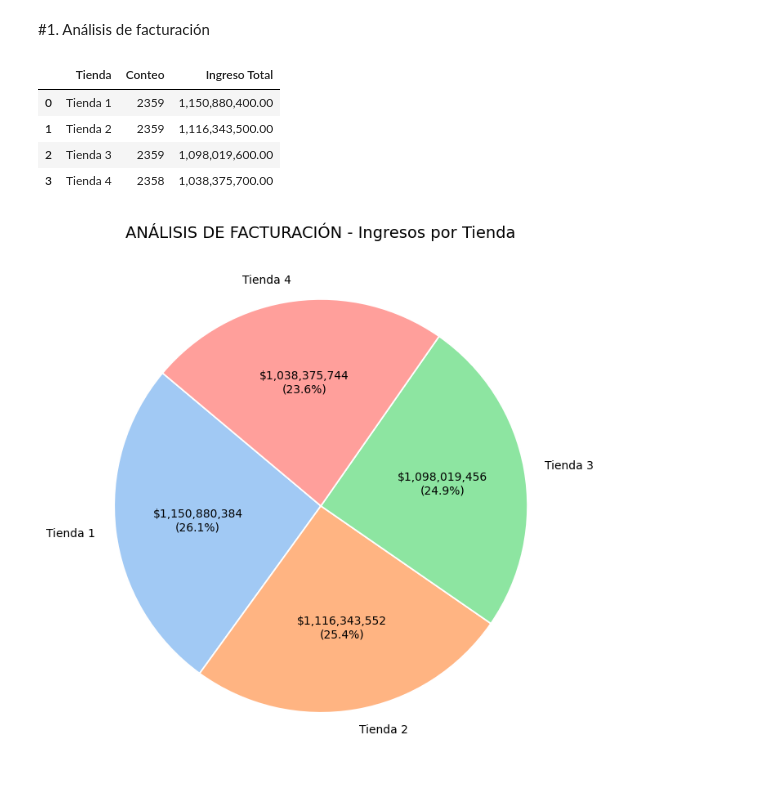
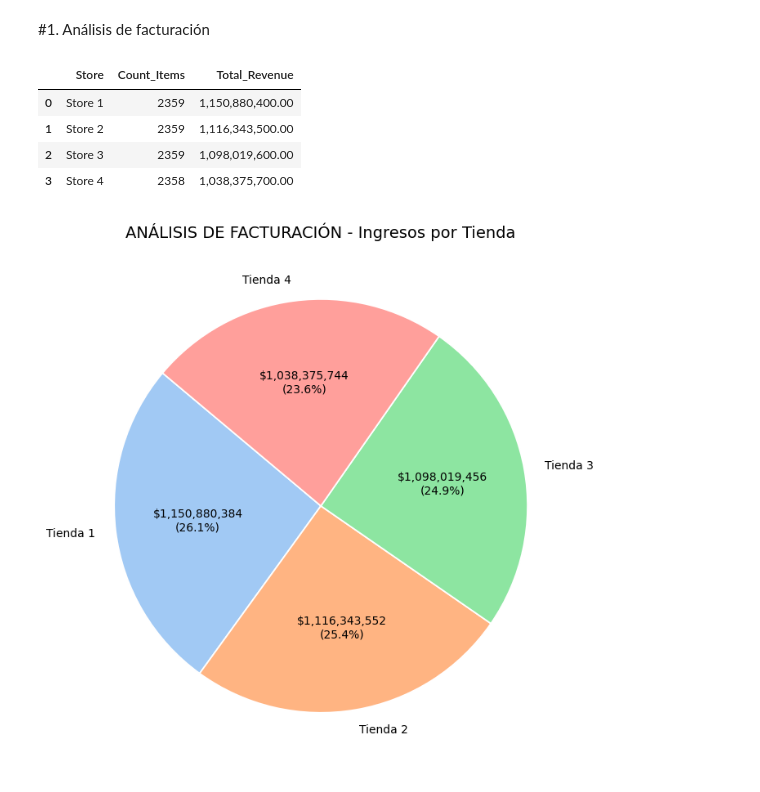
Before and after one commit to renzolea/Challenge-Alura-Store, a Jupyter notebook: AluraStoreLatam.ipynb, the cells around one changed output. Cells and saved outputs as stored; diff of their text form; code cells hidden in the pictures.

```diff
--- a/AluraStoreLatam.ipynb
+++ b/AluraStoreLatam.ipynb
@@ -47,28 +29,33 @@ Requirement already satisfied: six>=1.5 in /usr/local/lib/python3.11/dist-packag
 # %% [markdown]
 #1. Análisis de facturación
-# %%
-#función para contar productos por PRECIO y conviertiendolo a Df
-def ingresos_precios(df, nombre_tienda):
-    suma_tiendas = df['Precio'].sum()
-    cantidad = len(df)
-    return pd.DataFrame({'Tienda': [nombre_tienda], 'Conteo' : [cantidad], 'Ingreso Total' : [suma_tiendas]})
-
-#aplicar a la funcion por cada tienda
-c1 = ingresos_precios(tienda, 'Tienda 1')
-c2 = ingresos_precios(tienda2, 'Tienda 2')
-c3 = ingresos_precios(tienda3, 'Tienda 3')
-c4 = ingresos_precios(tienda4, 'Tienda 4')
-
-#uniendo todo para gráficar
-total_suma = pd.concat([c1, c2, c3, c4], ignore_index=True)
-pd.options.display.float_format = '{:,.2f}'.format
-total_suma
-# %% [output]
-|  | Tienda | Conteo | Ingreso Total |
-| 0 | Tienda 1 | 2359 | 1,150,880,400.00 |
-| 1 | Tienda 2 | 2359 | 1,116,343,500.00 |
-| 2 | Tienda 3 | 2359 | 1,098,019,600.00 |
-| 3 | Tienda 4 | 2358 | 1,038,375,700.00 |
+# %%
+# Calculate total revenue and count for each store directly
+data_store1 = {'Store': ['Store 1'], 'Count_Items' : [len(tienda)], 'Total_Revenue' : [tienda['Precio'].sum()]}
+data_store2 = {'Store': ['Store 2'], 'Count_Items' : [len(tienda2)], 'Total_Revenue' : [tienda2['Precio'].sum()]}
+data_store3 = {'Store': ['Store 3'], 'Count_Items' : [len(tienda3)], 'Total_Revenue' : [tienda3['Precio'].sum()]}
+data_store4 = {'Store': ['Store 4'], 'Count_Items' : [len(tienda4)], 'Total_Revenue' : [tienda4['Precio'].sum()]}
+
+# Create DataFrames from the data
+df_store1 = pd.DataFrame(data_store1)
+df_store2 = pd.DataFrame(data_store2)
+df_store3 = pd.DataFrame(data_store3)
+df_store4 = pd.DataFrame(data_store4)
+
+
+# Concatenate the DataFrames
+revenue_summary = pd.concat([df_store1, df_store2, df_store3, df_store4], ignore_index=True)
+
+# Set float format for display
+pd.options.display.float_format = '{:,.2f}'.format
+
+# Display the summary
+revenue_summary
+# %% [output]
+|  | Store | Count_Items | Total_Revenue |
+| 0 | Store 1 | 2359 | 1,150,880,400.00 |
+| 1 | Store 2 | 2359 | 1,116,343,500.00 |
+| 2 | Store 3 | 2359 | 1,098,019,600.00 |
+| 3 | Store 4 | 2358 | 1,038,375,700.00 |
 # %%
 import matplotlib.pyplot as plt
 import seaborn as sns
```
Also changed, not shown: parts of 2 cells of this notebook.
